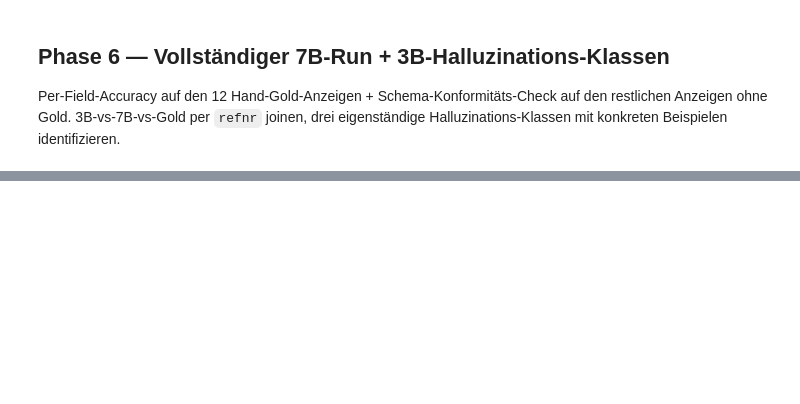
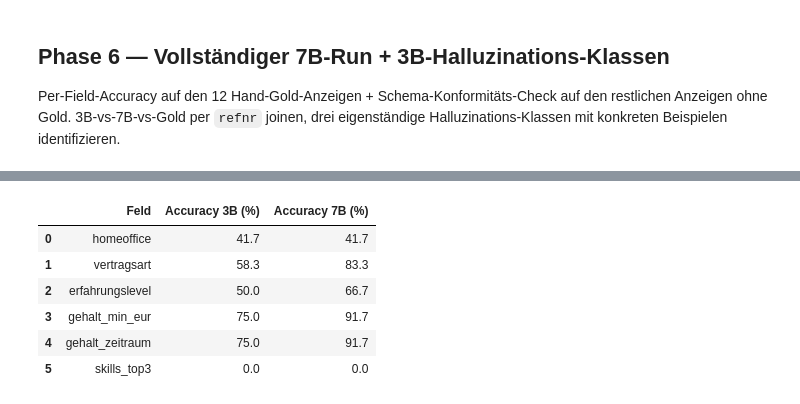
Before and after one commit to FabioBostanci/llm-workshop, a Jupyter notebook: notebooks/03_eval.ipynb, the cells around one changed output, grey strips where cells are left out. Saved outputs shown, nothing was run; the diff lists cells and outputs as text; code cells hidden in the pictures; blank space fills up the shorter version.

```diff
--- a/notebooks/03_eval.ipynb
+++ b/notebooks/03_eval.ipynb
@@ -155,0 +415,90 @@ Per-Field-Accuracy auf den 12 Hand-Gold-Anzeigen + Schema-Konformitäts-Check au
+# %%
+# 1. Datensätze laden und IDs bereinigen
+gold_df = pd.read_csv(gold_pfad, dtype=str).rename(
+    columns={"id": "refnr"}
+)
+gold_df["refnr"] = gold_df["refnr"].str.strip()
+
+# HIER NUTZEN WIR DIE FLACHEN DATEIEN
+preds_3b = pd.DataFrame(
+    [json.loads(z) for z in open(basispfad / "daten" / "predictions_full_3b_flat.jsonl")]
+)
+preds_7b = pd.DataFrame(
+    [json.loads(z) for z in open(basispfad / "daten" / "predictions_full_7b_flat.jsonl")]
+)
+
+preds_3b["refnr"] = preds_3b["refnr"].astype(str).str.strip()
+preds_7b["refnr"] = preds_7b["refnr"].astype(str).str.strip()
+
+# Damit die Spalten beim Join nicht durcheinander kommen, geben wir ihnen saubere Suffixe
+preds_3b = preds_3b.add_suffix('_3b').rename(columns={'refnr_3b': 'refnr'})
+preds_7b = preds_7b.add_suffix('_7b').rename(columns={'refnr_7b': 'refnr'})
+
+# 2. 3-Wege-Join über die 12 Hand-Gold-Anzeigen
+eval_12 = gold_df.merge(preds_3b, on="refnr").merge(preds_7b, on="refnr")
+
+# 3. Metrik-Rechner für den direkten Modell-Kontrast
+def get_acc(df, suffix, feld):
+    korrekt = 0
+    for _, row in df.iterrows():
+        # Gold-Wert sicher auslesen
+        w_gold = str(row[feld]).strip().lower() if pd.notna(row[feld]) else ""
+
+        # Prediction-Wert sicher auslesen (z.B. 'homeoffice_3b')
+        w_pred = row[f"{feld}_{suffix}"]
+
+        if feld == "skills_top3":
+            g_set = set([s.strip() for s in w_gold.split("|") if s.strip()])
+            p_set = (
+                set([str(s).strip().lower() for s in w_pred])
+                if isinstance(w_pred, list)
+                else set()
+            )
+            if g_set == p_set:
+                korrekt += 1
+        elif "gehalt" in feld:
+            if w_gold in ["nan", "", "none"]:
+                w_gold = None
+            else:
+                try:
+                    w_gold = float(w_gold)
+                except ValueError:
+                    pass
+
+            # None/NaN Handling für Predictions
+            if pd.isna(w_pred):
+                w_pred = None
+
+            if w_gold == w_pred:
+                korrekt += 1
+        else:
+            w_pred_str = str(w_pred).strip().lower() if pd.notna(w_pred) else "none"
+            if w_gold == "nan" or w_gold == "":
+                w_gold = "none"
+
+            if w_gold == w_pred_str:
+                korrekt += 1
+
+    return round((korrekt / len(df)) * 100, 1)
+
+# Ergebnistabelle aufbauen
+kontrast_data = []
+for f in [
+    "homeoffice",
+    "vertragsart",
+    "erfahrungslevel",
+    "gehalt_min_eur",
+    "gehalt_zeitraum",
+    "skills_top3",
+]:
+    kontrast_data.append(
+        {
+            "Feld": f,
+            "Accuracy 3B (%)": get_acc(eval_12, "3b", f),
+            "Accuracy 7B (%)": get_acc(eval_12, "7b", f),
+        }
+    )
+
+print("=== MODELL-KONTRAST ACCURACY AUF DEN 12 HAND-GOLD-ANZEIGEN ===")
+pd.DataFrame(kontrast_data)
+# %% [output]
@@ -155,0 +506,7 @@ Per-Field-Accuracy auf den 12 Hand-Gold-Anzeigen + Schema-Konformitäts-Check au
+|  | Feld | Accuracy 3B (%) | Accuracy 7B (%) |
+| 0 | homeoffice | 41.7 | 41.7 |
+| 1 | vertragsart | 58.3 | 83.3 |
+| 2 | erfahrungslevel | 50.0 | 66.7 |
+| 3 | gehalt_min_eur | 75.0 | 91.7 |
+| 4 | gehalt_zeitraum | 75.0 | 91.7 |
+| 5 | skills_top3 | 0.0 | 0.0 |
```
Also changed, not shown: parts of 12 cells of this notebook, 6 other files.
